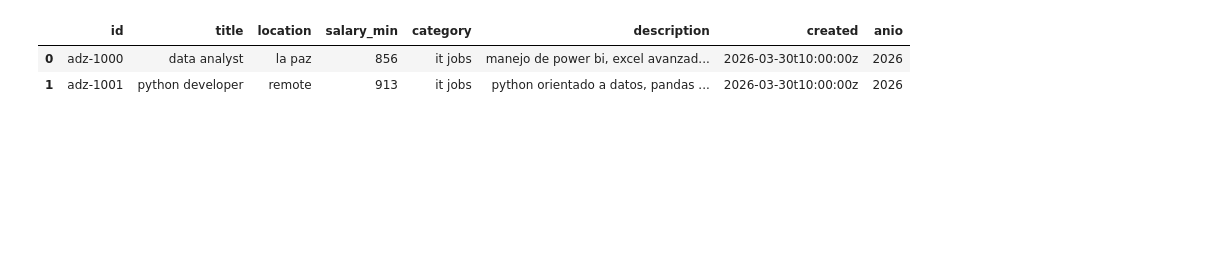
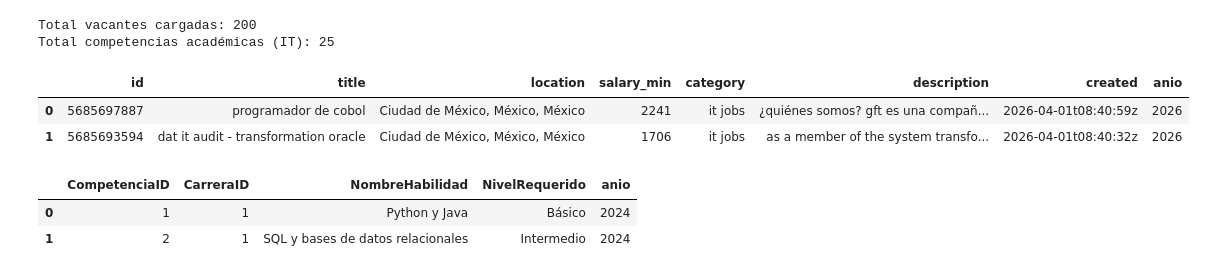
Before and after one commit to temps-code/brecha-digital-bi, a Jupyter notebook: notebooks/02_brecha_habilidades.ipynb, the cells around one changed output. Drawn from its saved outputs; the diff is of its cells as text; code cells hidden in the pictures; blank space fills up the shorter version.

```diff
--- a/notebooks/02_brecha_habilidades.ipynb
+++ b/notebooks/02_brecha_habilidades.ipynb
@@ -3,27 +3,35 @@ import warnings
 warnings.filterwarnings('ignore')
 
 import os
-from dotenv import load_dotenv
-import pyodbc
+from pathlib import Path
 import pandas as pd
 import matplotlib.pyplot as plt
 
-load_dotenv()
-
-conn = pyodbc.connect(
-    f"DRIVER={{ODBC Driver 17 for SQL Server}};"
-    f"SERVER={os.getenv('DB_SERVER')};"
-    f"DATABASE={os.getenv('DB_NAME')};"
-    f"UID={os.getenv('DB_USER')};"
-    f"PWD={os.getenv('DB_PASSWORD')};"
-    "Network Library=dbmssocn;"
-)
+DATA_PATH = Path('../data/processed')
 # %%
-# Cargamos los datos de vacantes limpios que generó el pipeline
-df_adzuna = pd.read_csv("../data/processed/empleos/vacantes_tecnologicas_cleaned.csv")
+# Cargamos los datos de vacantes y de competencias académicas
+df_adzuna = pd.read_csv(DATA_PATH / 'empleos' / 'vacantes_tecnologicas_cleaned.csv')
+df_competencias = pd.read_csv(DATA_PATH / 'competenciasdigitales_cleaned.csv')
+df_carreras = pd.read_csv(DATA_PATH / 'carreras_cleaned.csv')
+
+it_careers = ['Ingeniería de Sistemas', 'Ingeniería de Software', 'Ciencia de Datos', 'Telecomunicaciones y Redes', 'Ciberseguridad']
+df_carreras_it = df_carreras[df_carreras['NombreCarrera'].isin(it_careers)]
+
+# Filtramos competencias para que solo sean de las carreras de IT
+it_career_ids = df_carreras_it['CarreraID'].unique()
+df_competencias = df_competencias[df_competencias['CarreraID'].isin(it_career_ids)]
+
+print(f"Total vacantes cargadas: {len(df_adzuna)}")
+print(f"Total competencias académicas (IT): {len(df_competencias)}")
 display(df_adzuna.head(2))
+display(df_competencias.head(2))
 # %% [output]
+Total vacantes cargadas: 200
+Total competencias académicas (IT): 25
 |  | id | title | location | salary_min | category | description | created | anio |
-| 0 | adz-1000 | data analyst | la paz | 856 | it jobs | manejo de power bi, excel avanzad... | 2026-03-30t10:00:00z | 2026 |
-| 1 | adz-1001 | python developer | remote | 913 | it jobs | python orientado a datos, pandas ... | 2026-03-30t10:00:00z | 2026 |
+| 0 | 5685697887 | programador de cobol | Ciudad de México, México, México | 2241 | it jobs | ¿quiénes somos? gft es una compañ... | 2026-04-01t08:40:59z | 2026 |
+| 1 | 5685693594 | dat it audit - transformation oracle | Ciudad de México, México, México | 1706 | it jobs | as a member of the system transfo... | 2026-04-01t08:40:32z | 2026 |
+|  | CompetenciaID | CarreraID | NombreHabilidad | NivelRequerido | anio |
+| 0 | 1 | 1 | Python y Java | Básico | 2024 |
+| 1 | 2 | 1 | SQL y bases de datos relacionales | Intermedio | 2024 |
 # %%
```
Also changed, not shown: parts of 3 cells of this notebook, 37 other files.
